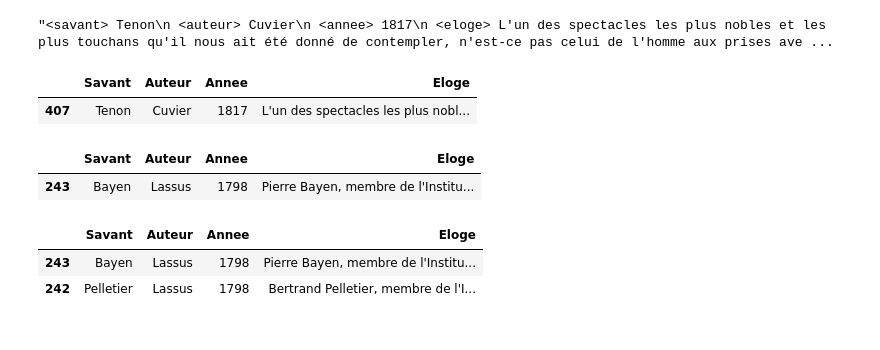
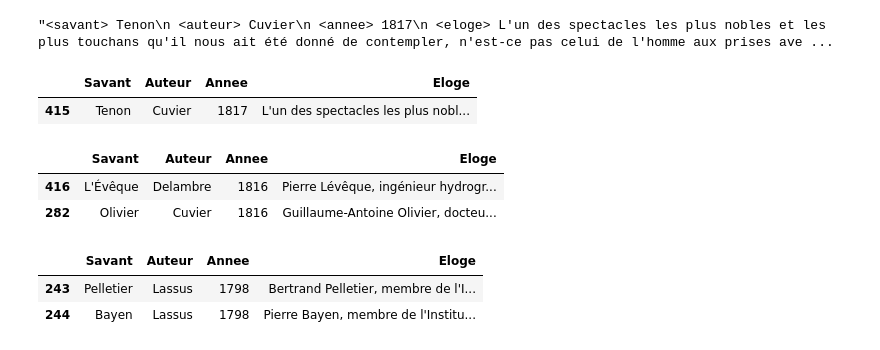
Before and after one commit to LHST-EPFL/eloge_academie, a Jupyter notebook: Code/Comparison/Adding_eulogies.ipynb, the cells around one changed output. Cells and saved outputs as stored; diff of their text form; code cells hidden in the pictures.

```diff
--- a/Code/Comparison/Adding_eulogies.ipynb
+++ b/Code/Comparison/Adding_eulogies.ipynb
@@ -8,4 +10,4 @@ import pandas as pd
 ## a. Changing wrong dates
 # %%
 PATH_DF = './../../Data/Dataframes/'
-eul = pd.read_csv(PATH_DF + 'eulogies.csv')
+eul = pd.read_csv(PATH_DF + 'all_eul.csv')
@@ -32,0 +44,2 @@ eul.head()
+# %%
+eul['Annee'][252] = 1791
@@ -664,5 +686,5 @@ all_lines
 # %% [output]
 '<savant> L\'Évêque\n <auteur> Delambre\n <annee> 1816\n <eloge> Pierre Lévêque, ingénieur hydrographe de la marine, professeur royal d\'hydrographie et de navigation, examinateur de l\'Ecole Polytech ...
 # %%
-eul.append({'Savant' : "L'Évêque", 'Auteur' : 'Delambre', 'Annee' : 1816, 'Eloge' : all_lines.split('<eloge>')[1]},
+eul = eul.append({'Savant' : "L'Évêque", 'Auteur' : 'Delambre', 'Annee' : 1816, 'Eloge' : all_lines.split('<eloge>')[1]},
           ignore_index = True)
@@ -704,7 +714,7 @@ eul
 # %%
 eul.to_csv(PATH_DF + 'eulogies.csv', index=False)
 # %%
-eul['Savant'][197] = 'Préface de Pascal'
+eul['Savant'][197] = 'Malouin'
 # %% [output]
 A value is trying to be set on a copy of a slice from a DataFrame
 
@@ -771,6 +789,6 @@ eul = eul.append({'Savant' : 'Tenon', 'Auteur' : 'Cuvier', 'Annee' : 1817, 'Elog
 eul.tail(1)
 # %% [output]
 |  | Savant | Auteur | Annee | Eloge |
-| 407 | Tenon | Cuvier | 1817 | L'un des spectacles les plus nobl... |
+| 415 | Tenon | Cuvier | 1817 | L'un des spectacles les plus nobl... |
 # %%
 eul.sort_values(by = 'Annee', ascending = True, inplace = True)
@@ -778,11 +796,12 @@ eul.to_csv(PATH_DF + 'eulogies.csv')
 # %%
-eul[eul['Savant']=='Bayen']
+eul[eul['Annee']==1816]
 # %% [output]
 |  | Savant | Auteur | Annee | Eloge |
-| 243 | Bayen | Lassus | 1798 | Pierre Bayen, membre de l'Institu... |
+| 416 | L'Évêque | Delambre | 1816 | Pierre Lévêque, ingénieur hydrogr... |
+| 282 | Olivier | Cuvier | 1816 | Guillaume-Antoine Olivier, docteu... |
 # %%
 eul[eul['Auteur']=='Lassus']
 # %% [output]
 |  | Savant | Auteur | Annee | Eloge |
-| 243 | Bayen | Lassus | 1798 | Pierre Bayen, membre de l'Institu... |
-| 242 | Pelletier | Lassus | 1798 | Bertrand Pelletier, membre de l'I... |
+| 243 | Pelletier | Lassus | 1798 | Bertrand Pelletier, membre de l'I... |
+| 244 | Bayen | Lassus | 1798 | Pierre Bayen, membre de l'Institu... |
```
Also changed, not shown: parts of 22 cells of this notebook, 10 other files.
